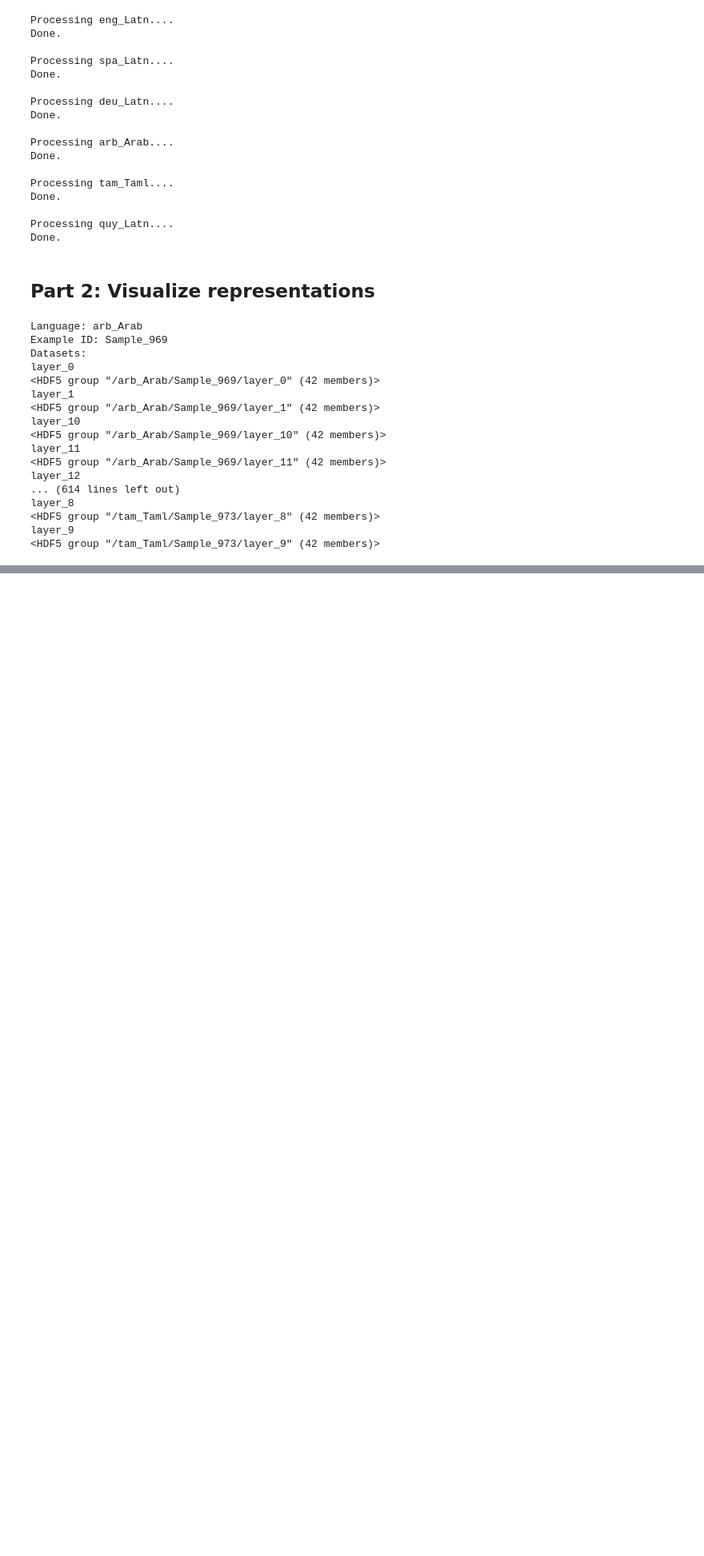
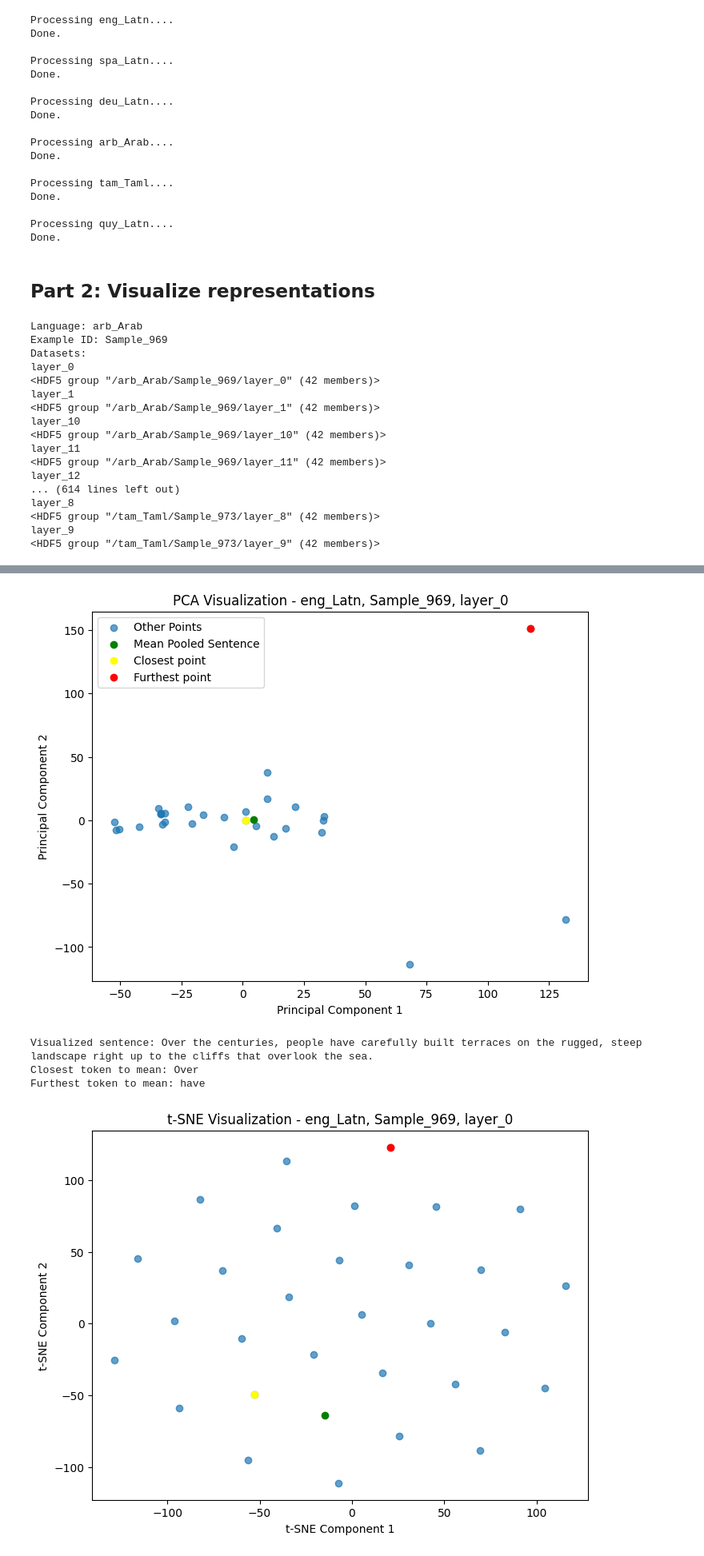
Before and after one commit to MOvi996/llm-finetuning, a Jupyter notebook: notebooks/haris/Task 2/NNTI_project_task_2.ipynb, the cells around one changed output, grey strips where cells are left out. Shown at 80% size. Cells and saved outputs as stored; diff of their text form; code cells hidden in the pictures; blank space fills up the shorter version.

Commit message:
tSNE implementation done for 1 sentence 1 language 1 layer

```diff
--- a/notebooks/haris/Task 2/NNTI_project_task_2.ipynb
+++ b/notebooks/haris/Task 2/NNTI_project_task_2.ipynb
@@ -455,0 +359,48 @@ Requirement already satisfied: six>=1.5 in /usr/local/lib/python3.10/dist-packag
+# %%
+FILE_PATH = "representations.h5"
+with h5py.File(FILE_PATH, "r") as f:
+
+    list_langs = list(f.keys())
+    # print(list_langs)
+    list_sample_ids = list(f[list_langs[0]].keys())
+    # print(list_sample_ids)
+    list_layer_ids = list(f[list_langs[0]][list_sample_ids[0]].keys())
+    # print(list_layer_ids)
+
+    # visualize any 1 sentence on any 1 layer for any 1 language (token reps and mean-pooled sentences)
+    lang_index = 2
+    sample_index = 0
+    layer_index = 0
+
+    closest_index, furthest_index = pca_visualize_one_sentence_one_layer_one_language(f[list_langs[lang_index]][list_sample_ids[sample_index]][list_layer_ids[layer_index]], list_langs[lang_index], list_sample_ids[sample_index], list_layer_ids[layer_index])
+    visualized_sentence = f[f"{list_langs[lang_index]}/{list_sample_ids[sample_index]}/sentence"]
+    print()
+    print(f"Visualized sentence: {visualized_sentence[()].decode('utf-8')}")
+    sentence_input_ids = f[f"{list_langs[lang_index]}/{list_sample_ids[sample_index]}/input_ids"]
+    print(f"Closest token to mean: {tokenizer.decode(sentence_input_ids[closest_index])}")
+    print(f"Furthest token to mean: {tokenizer.decode(sentence_input_ids[furthest_index])}")
+    print()
+    print()
+
+    closest_index, furthest_index = tsne_visualize_one_sentence_one_layer_one_language(f[list_langs[lang_index]][list_sample_ids[sample_index]][list_layer_ids[layer_index]], list_langs[lang_index], list_sample_ids[sample_index], list_layer_ids[layer_index])
+    visualized_sentence = f[f"{list_langs[lang_index]}/{list_sample_ids[sample_index]}/sentence"]
+    print()
+    print(f"Visualized sentence: {visualized_sentence[()].decode('utf-8')}")
+    sentence_input_ids = f[f"{list_langs[lang_index]}/{list_sample_ids[sample_index]}/input_ids"]
+    print(f"Closest token to mean: {tokenizer.decode(sentence_input_ids[closest_index])}")
+    print(f"Furthest token to mean: {tokenizer.decode(sentence_input_ids[furthest_index])}")
+
+    # visualize any 1 sentence on any 1 layer for all languages (token reps and mean-pooled sentences)
+    # visualize_one_sentence_one_layer()
+
+    # visualize all sentences on any 1 layer for any 1 language (mean-pooled sentences only)
+    # visualize_all_sentences_one_layer_one_language()
+
+    # visualize all sentences on any 1 layer for all languages (mean-pooled sentences only)
+    # visualize_all_sentences_one_layer()
+# %% [output]
+[figure, added]
+Visualized sentence: Over the centuries, people have carefully built terraces on the rugged, steep landscape right up to the cliffs that overlook the sea.
+Closest token to mean: Over
+Furthest token to mean: have
+[figure, added]
```
Also changed, not shown: parts of 5 cells of this notebook.
